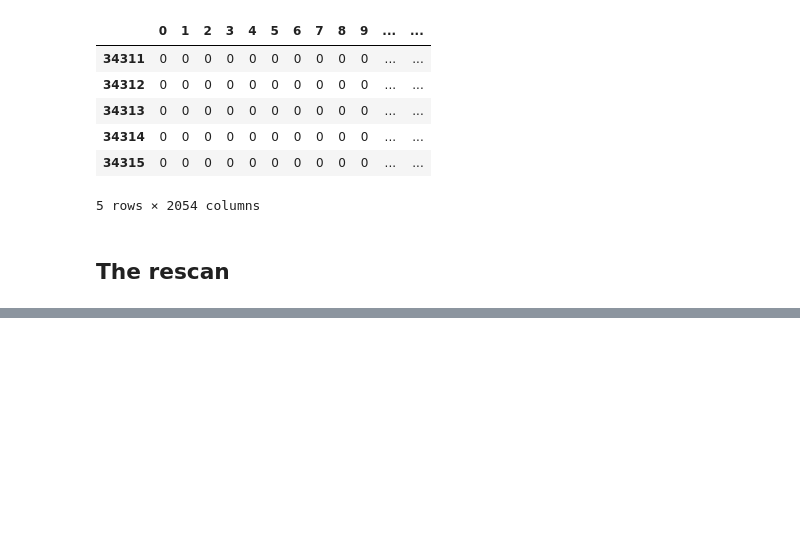
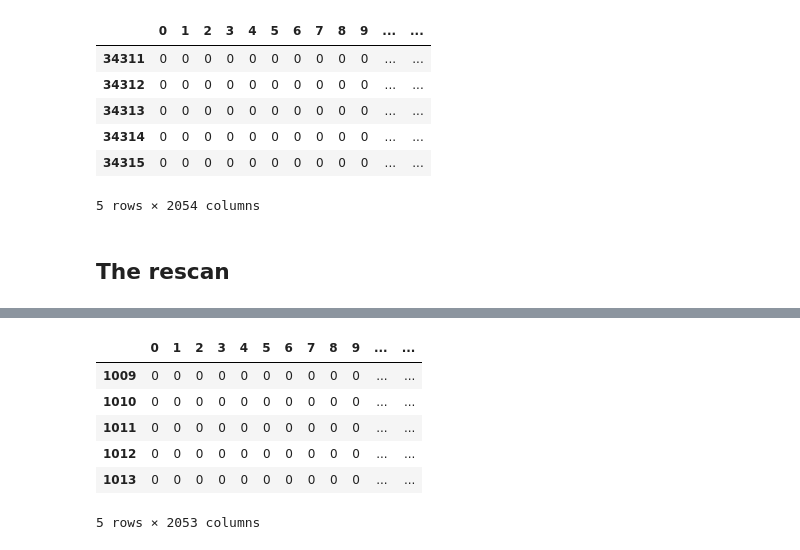
Before and after one commit to dispink/CaCO3_NWP, a Jupyter notebook: build_database_01.ipynb, the cells around one changed output, grey strips where cells are left out. Saved outputs shown, nothing was run; the diff lists cells and outputs as text; code cells hidden in the pictures; blank space fills up the shorter version.

```diff
--- a/build_database_01.ipynb
+++ b/build_database_01.ipynb
@@ -258,3 +265,5 @@ data_df.to_csv('data/spe_dataset_{}.csv'.format(date))
 # %%
-glob.glob('data/SO*/Rescan*')
+core_list = glob.glob('data/SO*/Rescan*')
+core_list.sort()
+core_list
 # %% [output]
@@ -267,0 +367,10 @@ glob.glob('data/SO*/Rescan*')
+# %%
+rescan_df.tail()
+# %% [output]
+|  | 0 | 1 | 2 | 3 | 4 | 5 | 6 | 7 | 8 | 9 | ... | ... |
+| 1009 | 0 | 0 | 0 | 0 | 0 | 0 | 0 | 0 | 0 | 0 | ... | ... |
+| 1010 | 0 | 0 | 0 | 0 | 0 | 0 | 0 | 0 | 0 | 0 | ... | ... |
+| 1011 | 0 | 0 | 0 | 0 | 0 | 0 | 0 | 0 | 0 | 0 | ... | ... |
+| 1012 | 0 | 0 | 0 | 0 | 0 | 0 | 0 | 0 | 0 | 0 | ... | ... |
+| 1013 | 0 | 0 | 0 | 0 | 0 | 0 | 0 | 0 | 0 | 0 | ... | ... |
+5 rows × 2053 columns
```
Also changed, not shown: parts of 22 cells of this notebook, 2 other files.
